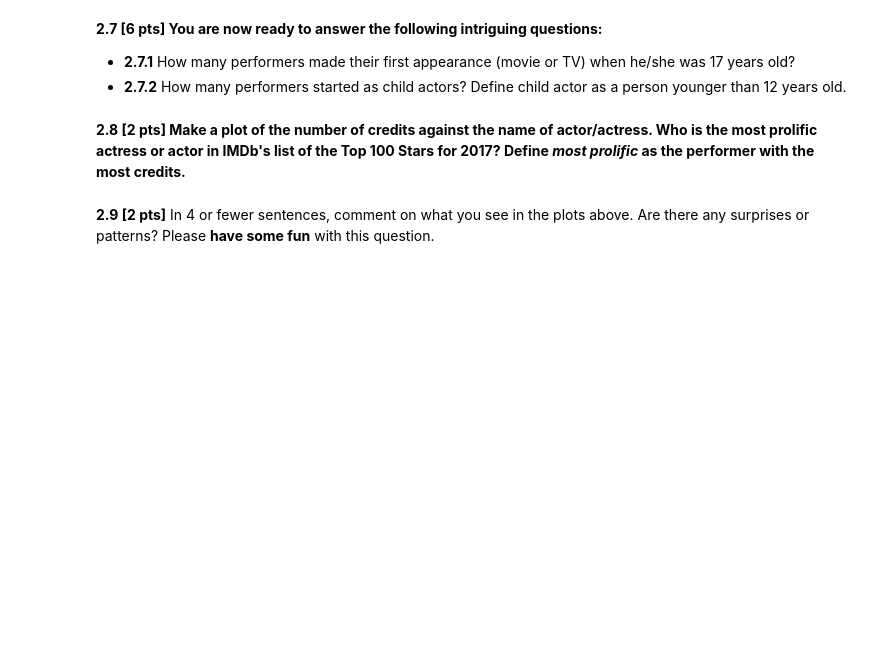
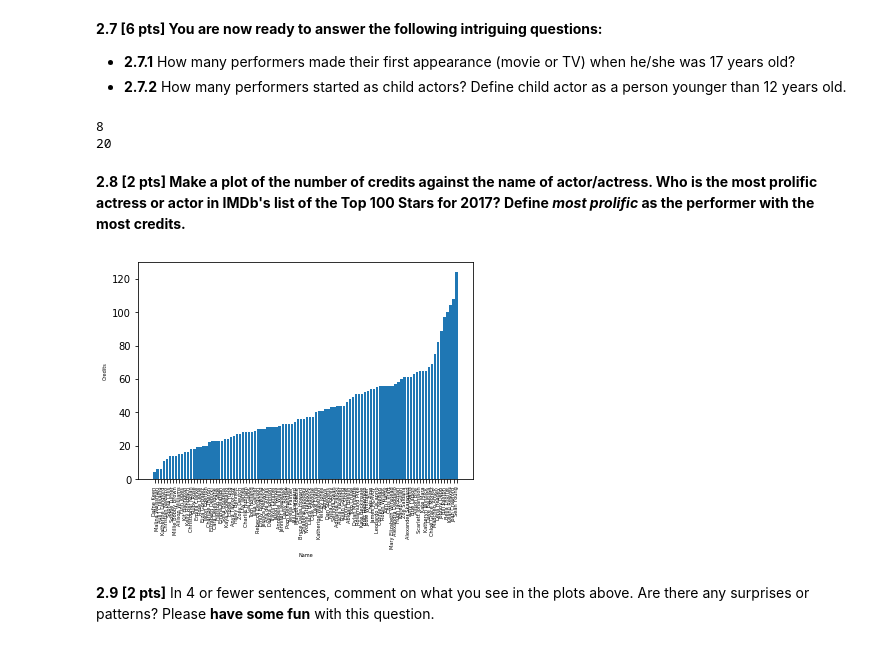
Before and after one commit to Harvard-IACS/2019-CS109A, a Jupyter notebook: content/homeworks/cs109a_hw1/cs109a_hw1.ipynb, the cells around one changed output. Drawn from its saved outputs; the diff is of its cells as text; code cells hidden in the pictures; blank space fills up the shorter version.

```diff
--- a/content/homeworks/cs109a_hw1/cs109a_hw1.ipynb
+++ b/content/homeworks/cs109a_hw1/cs109a_hw1.ipynb
@@ -450,4 +658,14 @@ star_table
 # %% [markdown]
 **2.6 [10 pts] We provide a JSON file called `data/staff_starinfo.json` created by CS109 teaching staff for consistency, which you should use for the rest of the homework. Import the contents of this JSON file  into a pandas dataframe called `frame`. Check the types of variables in each column and clean these variables if needed. Add a new column to your dataframe with the age of each actor when they made their first appearance, movie or TV, (name this column `age_at_first_movie`). Check some of the values of this new column. Do you find any problems? You don't need to fix them.**
+# %%
+# your code here
+
+def get_age_first_movie(row):
+    if row['year_born'] == 0:
+        return 0
+    return row['year_first_movie'] - row['year_born']
+
+staff_starinfo = pd.read_json(r'data/staff_starinfo.json')
+staff_starinfo['age_at_first_movie'] = [get_age_first_movie(row) for idx, row in staff_starinfo.iterrows()]
 # %%
 # your code here
@@ -464,3 +698,12 @@ star_table
+# %%
+# your code here
+age_17 = np.sum(staff_starinfo['age_at_first_movie'] == 17)
+children = np.sum(staff_starinfo['age_at_first_movie'] <= 12)
+print(age_17)
+print(children)
+# %% [output]
+8
+20
 # %% [markdown]
 
 **2.8 [2 pts] Make a plot of the number of credits against the name of actor/actress. Who is the most prolific actress or actor in IMDb's list of the Top 100 Stars for 2017? Define *most prolific* as the performer with the most credits.**
@@ -469,3 +710,18 @@ star_table
+# %%
+# your code here
+sorted = staff_starinfo.sort_values(by=['credits'])
+names = sorted['name']
+credits = sorted['credits']
+
+# SRC: https://medium.com/python-pandemonium/data-visualization-in-python-bar-graph-in-matplotlib-f1738602e9c4
+index = np.arange(len(names))
+plt.bar(index, credits)
+plt.xlabel('Name', fontsize=5)
+plt.ylabel('Credits', fontsize=5)
+plt.xticks(index, names, fontsize=5, rotation=90)
+plt.show()
+# %% [output]
+[figure, added]
 # %% [markdown]
 **2.9 [2 pts]** In 4 or fewer sentences, comment on what you see in the plots above.  Are there any surprises or patterns?  Please **have some fun** with this question.
 # %% [markdown]
```
Also changed, not shown: parts of 29 cells of this notebook, 8 other files.
